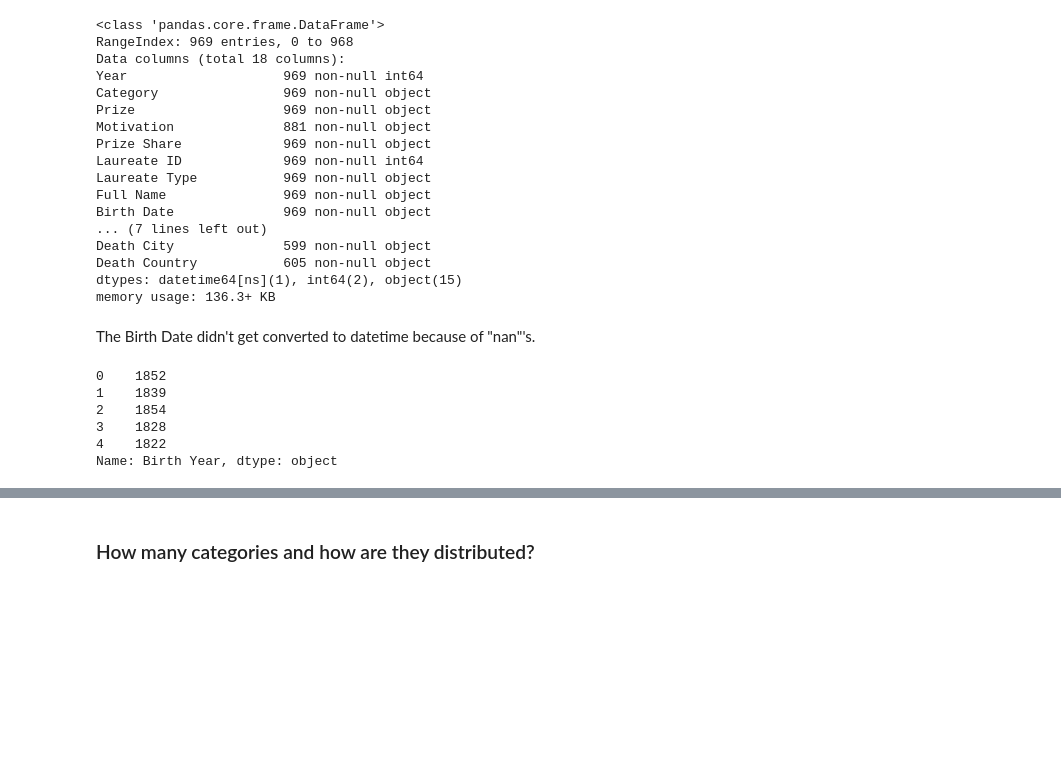
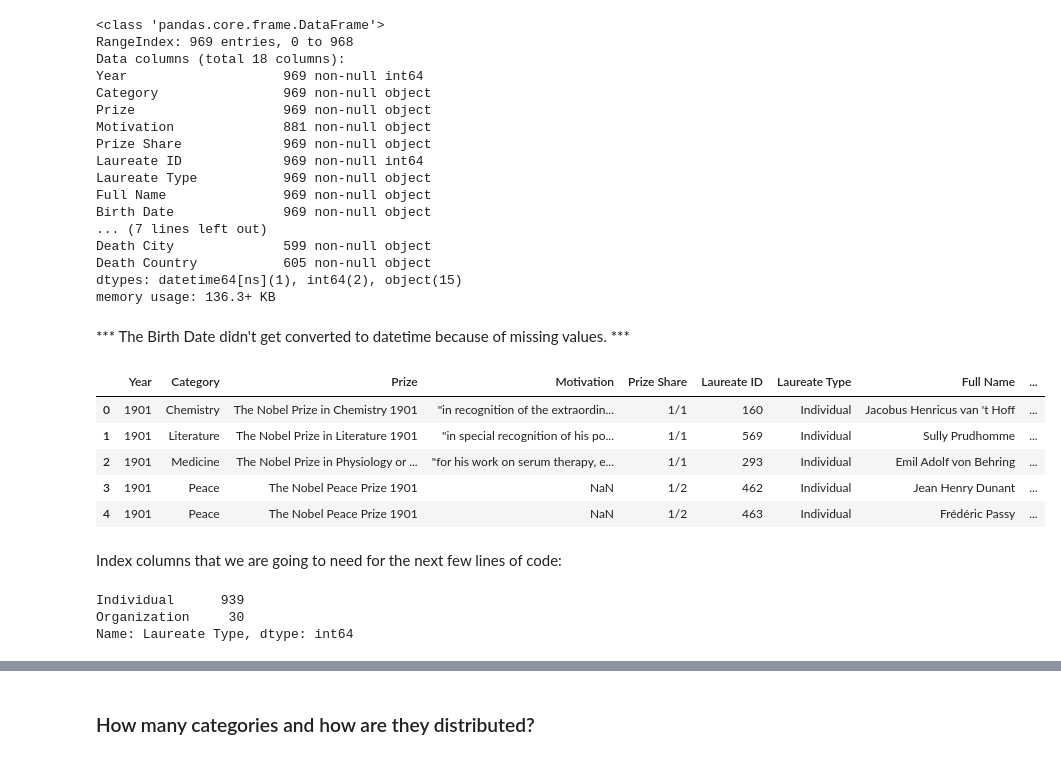
Before and after one commit to mudspringhiker/nobel_prize, a Jupyter notebook: exploratory_analysis.ipynb, the cells around one changed output, grey strips where cells are left out. Saved outputs shown, nothing was run; the diff lists cells and outputs as text; code cells hidden in the pictures; blank space fills up the shorter version.

```diff
--- a/exploratory_analysis.ipynb
+++ b/exploratory_analysis.ipynb
@@ -9,0 +10,3 @@ plt.rcParams['figure.figsize'] = (16, 7)
+# %%
+pd.options.display.max_rows = 10
+pd.options.display.float_format = '{:,.0f}'.format
@@ -34,4 +39,4 @@ Death Country           605 non-null object
 dtypes: datetime64[ns](1), int64(2), object(15)
 memory usage: 136.3+ KB
 # %% [markdown]
-The Birth Date didn't get converted to datetime because of "nan"'s.
+*** The Birth Date didn't get converted to datetime because of missing values. ***
@@ -42,9 +43,17 @@ nobeldf["Birth Year"] = nobeldf["Birth Date"].str[0:4]
 # %%
-nobeldf['Birth Year'].head()
+nobeldf.head()
 # %% [output]
-0    1852
-1    1839
-2    1854
-3    1828
-4    1822
-Name: Birth Year, dtype: object
+|  | Year | Category | Prize | Motivation | Prize Share | Laureate ID | Laureate Type | Full Name | ... |
+| 0 | 1901 | Chemistry | The Nobel Prize in Chemistry 1901 | "in recognition of the extraordin... | 1/1 | 160 | Individual | Jacobus Henricus van 't Hoff | ... |
+| 1 | 1901 | Literature | The Nobel Prize in Literature 1901 | "in special recognition of his po... | 1/1 | 569 | Individual | Sully Prudhomme | ... |
+| 2 | 1901 | Medicine | The Nobel Prize in Physiology or ... | "for his work on serum therapy, e... | 1/1 | 293 | Individual | Emil Adolf von Behring | ... |
+| 3 | 1901 | Peace | The Nobel Peace Prize 1901 | NaN | 1/2 | 462 | Individual | Jean Henry Dunant | ... |
+| 4 | 1901 | Peace | The Nobel Peace Prize 1901 | NaN | 1/2 | 463 | Individual | Frédéric Passy | ... |
+# %% [markdown]
+Index columns that we are going to need for the next few lines of code:
+# %%
+nobeldf["Laureate Type"].value_counts()
+# %% [output]
+Individual      939
+Organization     30
+Name: Laureate Type, dtype: int64
```
Also changed, not shown: parts of 44 cells of this notebook.
